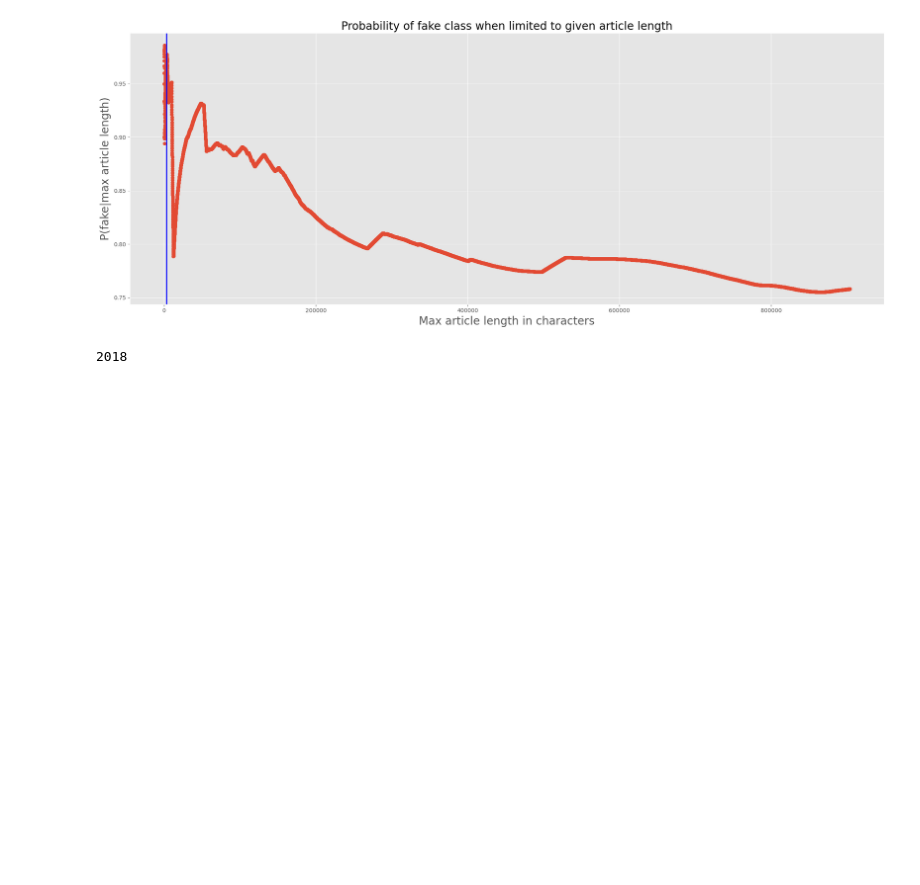
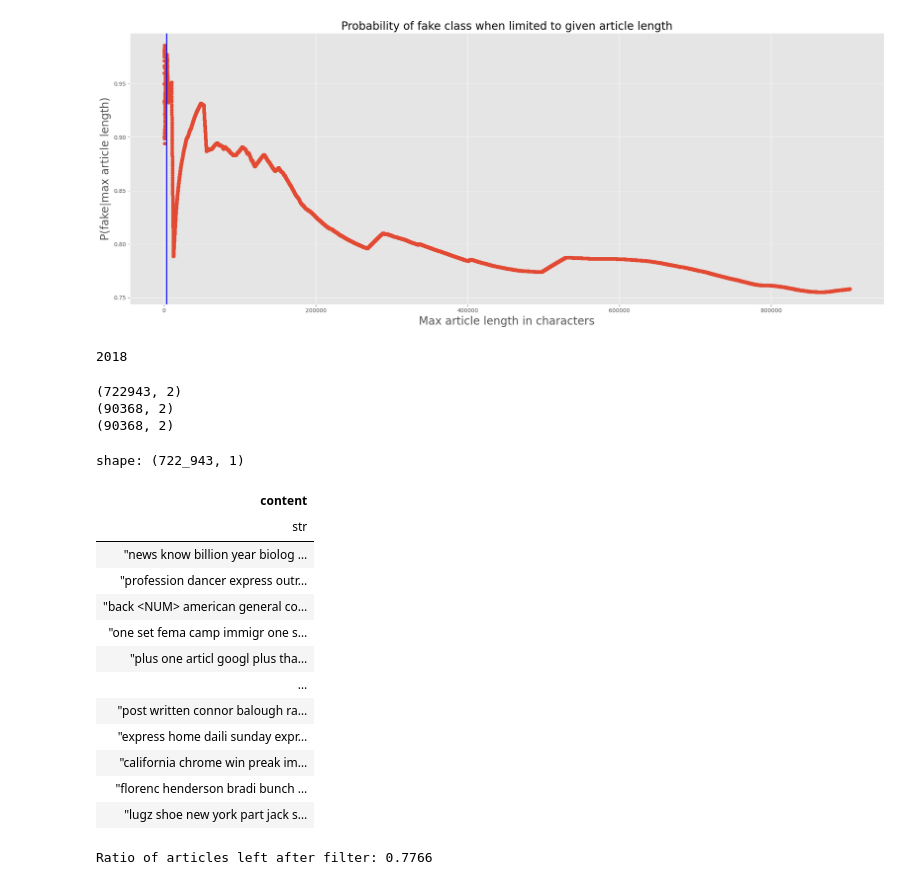
Before and after one commit to karlaugustnybo/Fake-News-Project, a Jupyter notebook: news/news_part_5.ipynb, the cells around one changed output. Drawn from its saved outputs; the diff is of its cells as text; code cells hidden in the pictures; blank space fills up the shorter version.

```diff
--- a/news/news_part_5.ipynb
+++ b/news/news_part_5.ipynb
@@ -200,0 +222,48 @@ max_year
+# %%
+df_news_processed = df_news_processed.to_pandas()
+# %%
+n = df_news_processed.shape[0]
+indices = np.arange(n)
+labels = df_news_processed['isfake'].to_numpy()
+
+# First split: 80 % train, 20 % temp (will become val + test)
+train_idx, temp_idx = train_test_split(indices, test_size=0.2, random_state=1000, stratify=labels)
+
+# Second split: halve the temp set into 10 % val + 10 % test
+val_idx, test_idx = train_test_split(temp_idx, test_size=0.5, random_state=1000, stratify=labels[temp_idx])
+
+df_train = df_news_processed.iloc[train_idx]
+df_val = df_news_processed.iloc[val_idx]
+df_test = df_news_processed.iloc[test_idx]
+
+print(df_train.shape)
+print(df_val.shape)
+print(df_test.shape)
+
+del df_news_processed
+gc.collect();
+# %% [output]
+(722943, 2)
+(90368, 2)
+(90368, 2)
+# %%
+df_train = pl.from_pandas(df_train)
+df_val = pl.from_pandas(df_val)
+df_test = pl.from_pandas(df_test)
+# %%
+df_train.select(pl.col('content')).map_elements
+# %% [output]
+shape: (722_943, 1)
+| content |
+| str |
+| "news know billion year biolog … |
+| "profession dancer express outr… |
+| "back <NUM> american general co… |
+| "one set fema camp immigr one s… |
+| "plus one articl googl plus tha… |
+| … |
+| "post written connor balough ra… |
+| "express home daili sunday expr… |
+| "california chrome win preak im… |
+| "florenc henderson bradi bunch … |
+| "lugz shoe new york part jack s… |
@@ -200,0 +292,6 @@ max_year
+# %%
+df_test_nd = remove_test_overlap(df_train, df_test, 'first')
+reduction = len(df_test_nd) / len(df_test)
+print(f'Ratio of articles left after filter: {reduction:.4f}')
+# %% [output]
+Ratio of articles left after filter: 0.7766
```
Also changed, not shown: parts of 16 cells of this notebook.
